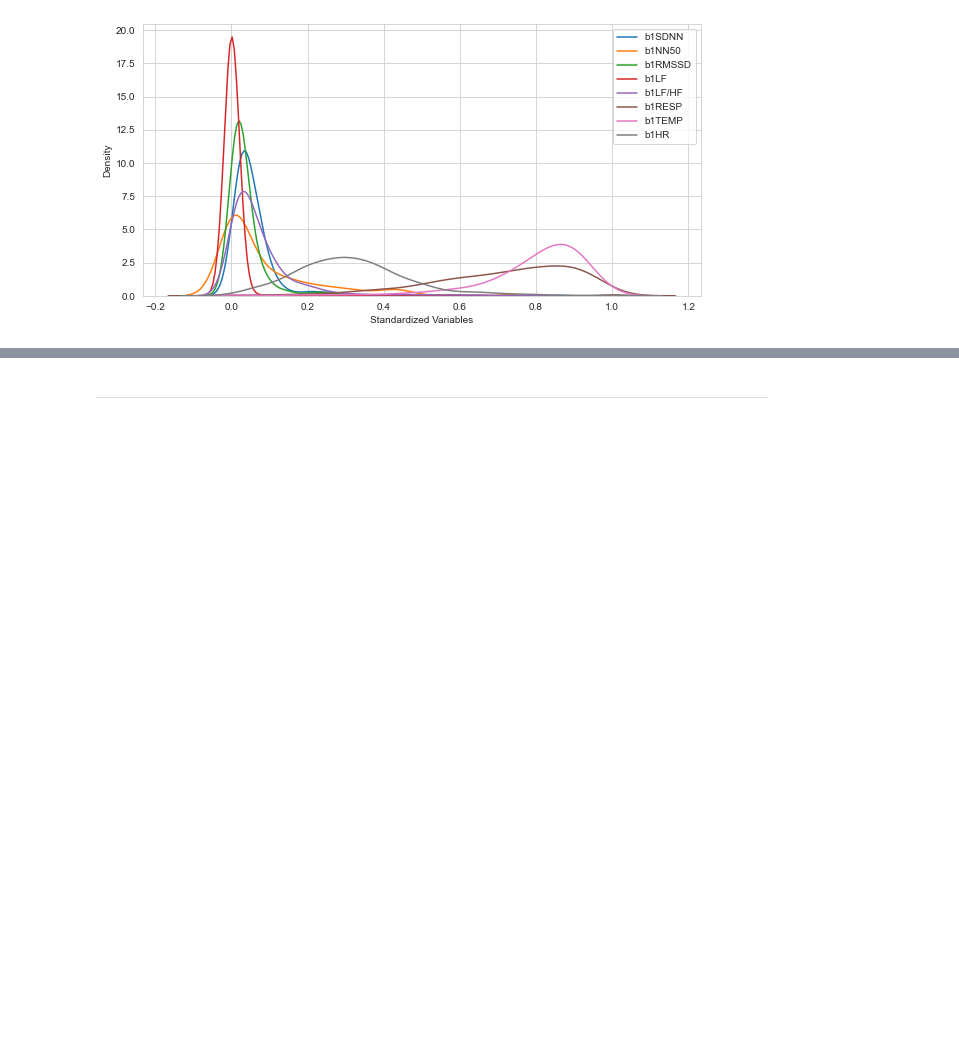
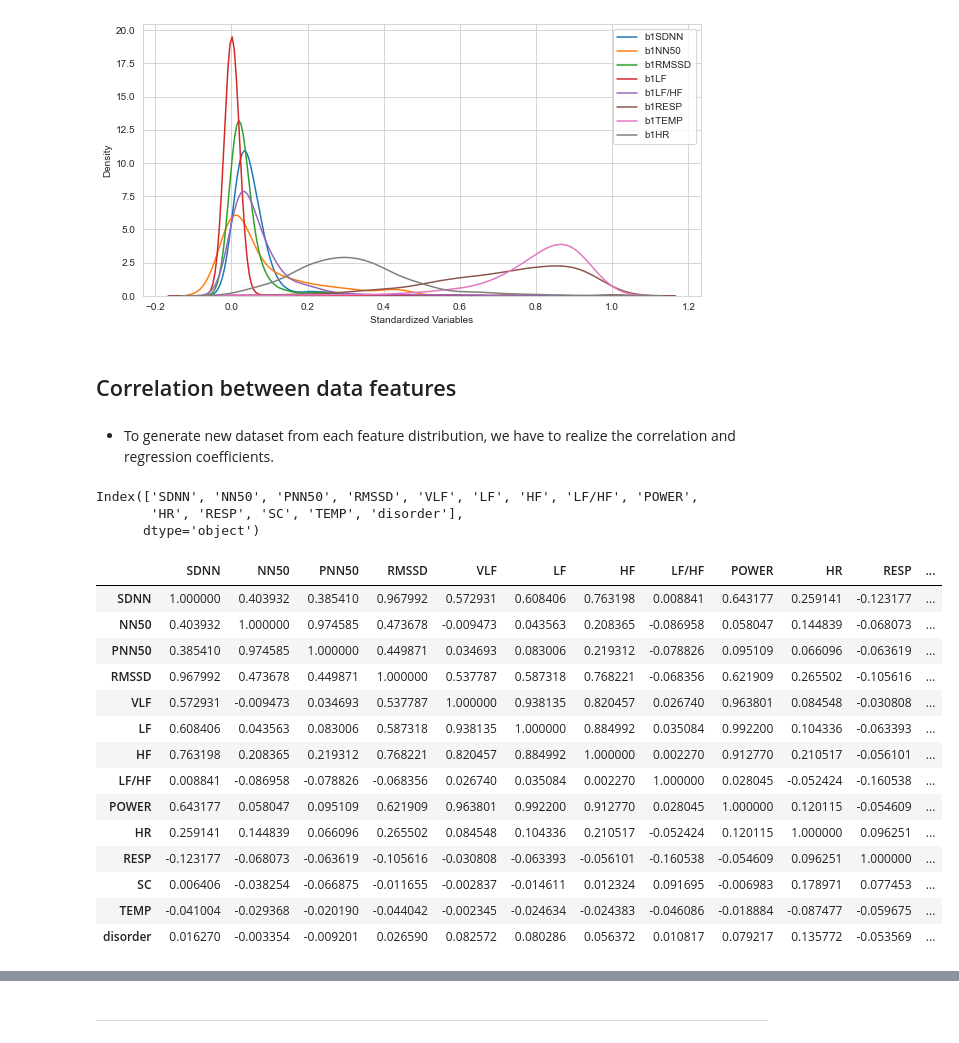
Before and after one commit to andrewyoo214/depression-pred, a Jupyter notebook: HRV_analysis.ipynb, the cells around one changed output, grey strips where cells are left out. Cells and saved outputs as stored; diff of their text form; code cells hidden in the pictures; blank space fills up the shorter version.

```diff
--- a/HRV_analysis.ipynb
+++ b/HRV_analysis.ipynb
@@ -492,3 +464,31 @@ plt.legend(['b1SDNN', 'b1NN50', 'b1RMSSD', 'b1LF', 'b1LF/HF', 'b1RESP', 'b1TEMP'
 # %% [output]
 <matplotlib.legend.Legend at 0x...>
 [figure]
+# %% [markdown]
+## Correlation between data features
+# %% [markdown]
+* To generate new dataset from each feature distribution, we have to realize the correlation and regression coefficients.
+# %%
+hrv_visual.columns
+# %% [output]
+Index(['SDNN', 'NN50', 'PNN50', 'RMSSD', 'VLF', 'LF', 'HF', 'LF/HF', 'POWER',
+       'HR', 'RESP', 'SC', 'TEMP', 'disorder'],
+      dtype='object')
+# %%
+hrv_visual.corr()
+# %% [output]
+|  | SDNN | NN50 | PNN50 | RMSSD | VLF | LF | HF | LF/HF | POWER | HR | RESP | ... |
+| SDNN | 1.000000 | 0.403932 | 0.385410 | 0.967992 | 0.572931 | 0.608406 | 0.763198 | 0.008841 | 0.643177 | 0.259141 | -0.123177 | ... |
+| NN50 | 0.403932 | 1.000000 | 0.974585 | 0.473678 | -0.009473 | 0.043563 | 0.208365 | -0.086958 | 0.058047 | 0.144839 | -0.068073 | ... |
+| PNN50 | 0.385410 | 0.974585 | 1.000000 | 0.449871 | 0.034693 | 0.083006 | 0.219312 | -0.078826 | 0.095109 | 0.066096 | -0.063619 | ... |
+| RMSSD | 0.967992 | 0.473678 | 0.449871 | 1.000000 | 0.537787 | 0.587318 | 0.768221 | -0.068356 | 0.621909 | 0.265502 | -0.105616 | ... |
+| VLF | 0.572931 | -0.009473 | 0.034693 | 0.537787 | 1.000000 | 0.938135 | 0.820457 | 0.026740 | 0.963801 | 0.084548 | -0.030808 | ... |
+| LF | 0.608406 | 0.043563 | 0.083006 | 0.587318 | 0.938135 | 1.000000 | 0.884992 | 0.035084 | 0.992200 | 0.104336 | -0.063393 | ... |
+| HF | 0.763198 | 0.208365 | 0.219312 | 0.768221 | 0.820457 | 0.884992 | 1.000000 | 0.002270 | 0.912770 | 0.210517 | -0.056101 | ... |
+| LF/HF | 0.008841 | -0.086958 | -0.078826 | -0.068356 | 0.026740 | 0.035084 | 0.002270 | 1.000000 | 0.028045 | -0.052424 | -0.160538 | ... |
+| POWER | 0.643177 | 0.058047 | 0.095109 | 0.621909 | 0.963801 | 0.992200 | 0.912770 | 0.028045 | 1.000000 | 0.120115 | -0.054609 | ... |
+| HR | 0.259141 | 0.144839 | 0.066096 | 0.265502 | 0.084548 | 0.104336 | 0.210517 | -0.052424 | 0.120115 | 1.000000 | 0.096251 | ... |
+| RESP | -0.123177 | -0.068073 | -0.063619 | -0.105616 | -0.030808 | -0.063393 | -0.056101 | -0.160538 | -0.054609 | 0.096251 | 1.000000 | ... |
+| SC | 0.006406 | -0.038254 | -0.066875 | -0.011655 | -0.002837 | -0.014611 | 0.012324 | 0.091695 | -0.006983 | 0.178971 | 0.077453 | ... |
+| TEMP | -0.041004 | -0.029368 | -0.020190 | -0.044042 | -0.002345 | -0.024634 | -0.024383 | -0.046086 | -0.018884 | -0.087477 | -0.059675 | ... |
+| disorder | 0.016270 | -0.003354 | -0.009201 | 0.026590 | 0.082572 | 0.080286 | 0.056372 | 0.010817 | 0.079217 | 0.135772 | -0.053569 | ... |
```
Also changed, not shown: parts of 26 cells of this notebook.
